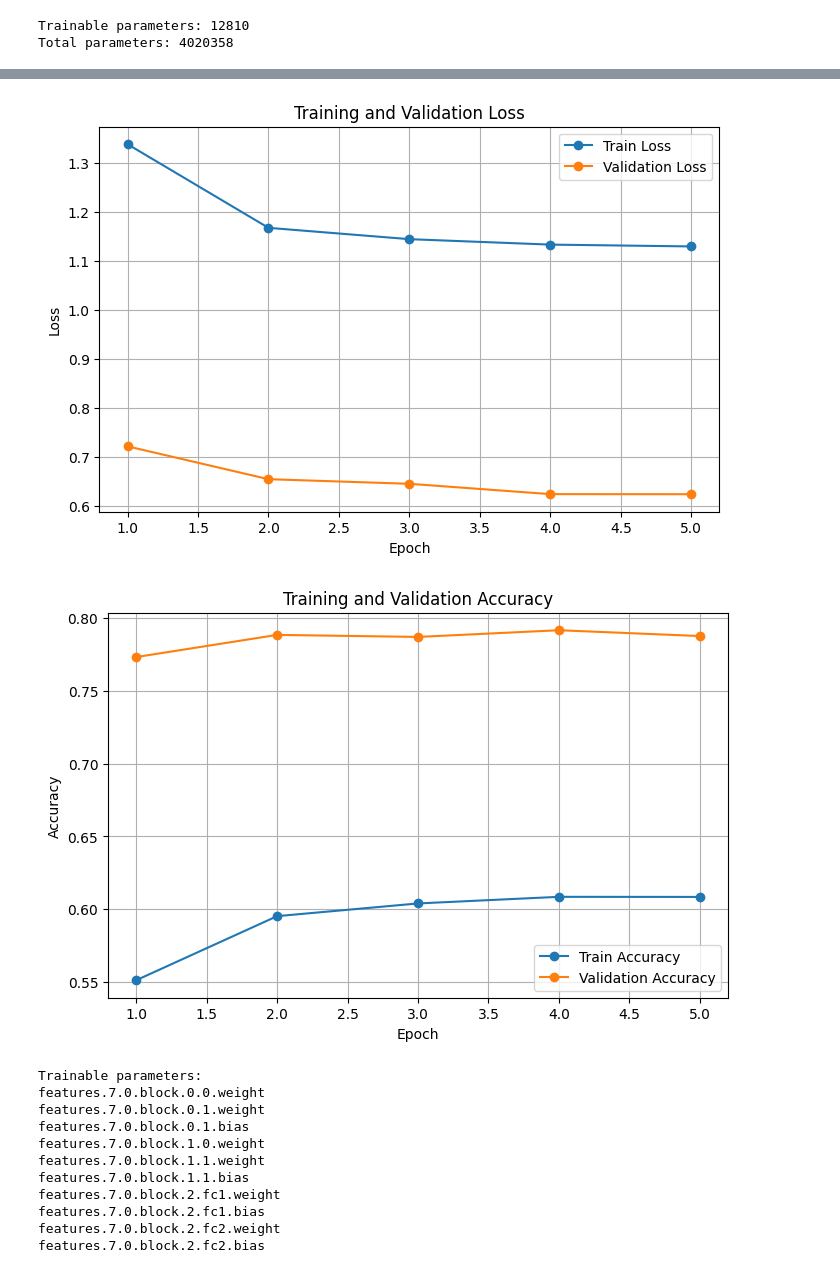
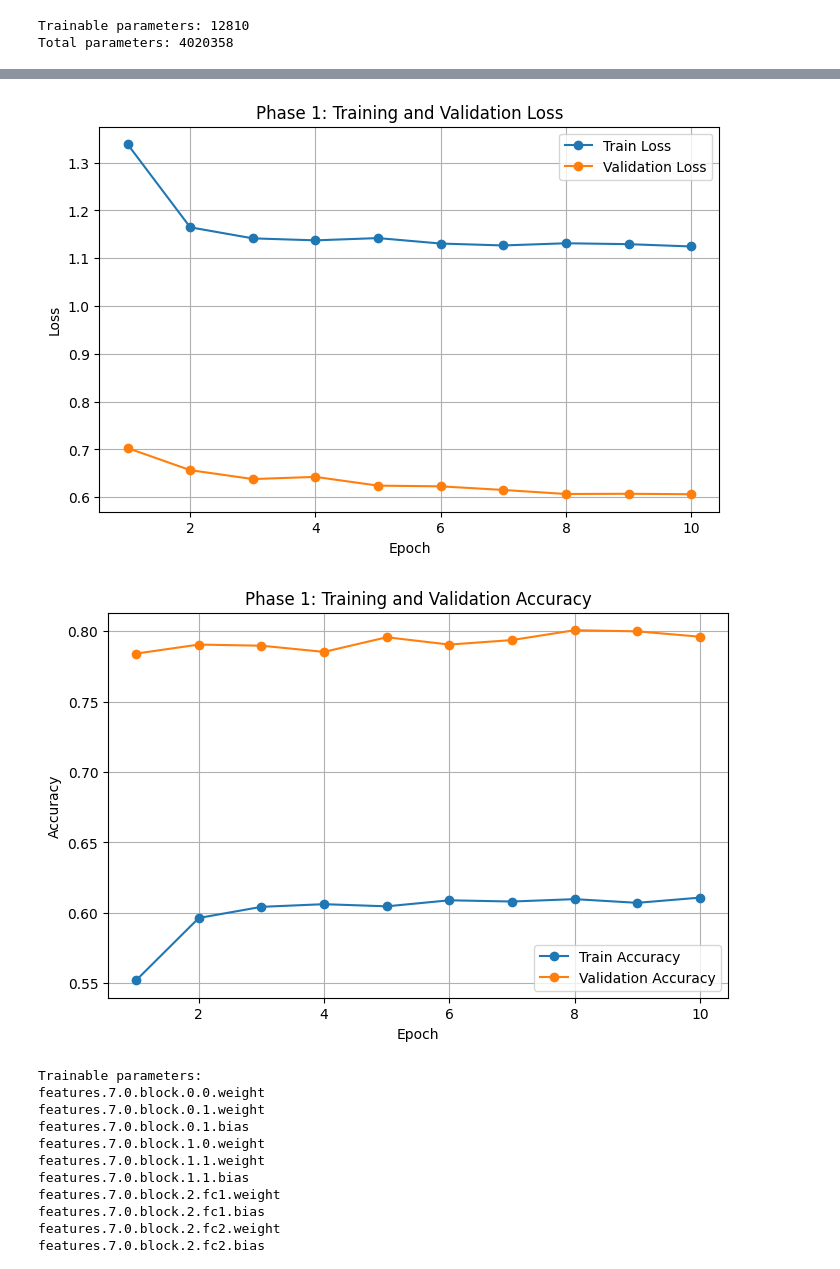
Before and after one commit to evolentDelight/transfer-learning-cifar10-image-classification, a Jupyter notebook: ben-kwon-project.ipynb, the cells around one changed output, grey strips where cells are left out. Saved outputs shown, nothing was run; the diff lists cells and outputs as text; code cells hidden in the pictures.

```diff
--- a/ben-kwon-project.ipynb
+++ b/ben-kwon-project.ipynb
@@ -320,8 +320,9 @@ def validate_one_epoch(model, loader, criterion, device):
     return epoch_loss, epoch_acc
 
 # Epoch training and evaluation
-num_epochs = 5
+num_epochs = 10
 
+# Train the classifier-head
 train_losses = []
 train_accuracies = []
 val_losses = []
@@ -376,29 +386,29 @@ Over 5 epochs, the training loss steadily decreased and training accuracy increa
 # %%
 # Plot our results from the Initial Classifier-only Transfer-learning Phase
 
 import matplotlib.pyplot as plt
 
 epochs = range(1, len(train_losses) + 1)
 
 plt.figure(figsize=(8, 5))
 plt.plot(epochs, train_losses, marker='o', label='Train Loss')
 plt.plot(epochs, val_losses, marker='o', label='Validation Loss')
 plt.xlabel('Epoch')
 plt.ylabel('Loss')
-plt.title('Training and Validation Loss')
+plt.title('Phase 1: Training and Validation Loss')
 plt.legend()
 plt.grid(True)
 plt.show()
 
 plt.figure(figsize=(8, 5))
 plt.plot(epochs, train_accuracies, marker='o', label='Train Accuracy')
 plt.plot(epochs, val_accuracies, marker='o', label='Validation Accuracy')
 plt.xlabel('Epoch')
 plt.ylabel('Accuracy')
-plt.title('Training and Validation Accuracy')
+plt.title('Phase 1: Training and Validation Accuracy')
 plt.legend()
 plt.grid(True)
 plt.show()
 # %% [output]
-[figure, old version]
+[figure, new version]
-[figure, old version]
+[figure, new version]
```
Also changed, not shown: parts of 21 cells of this notebook.
